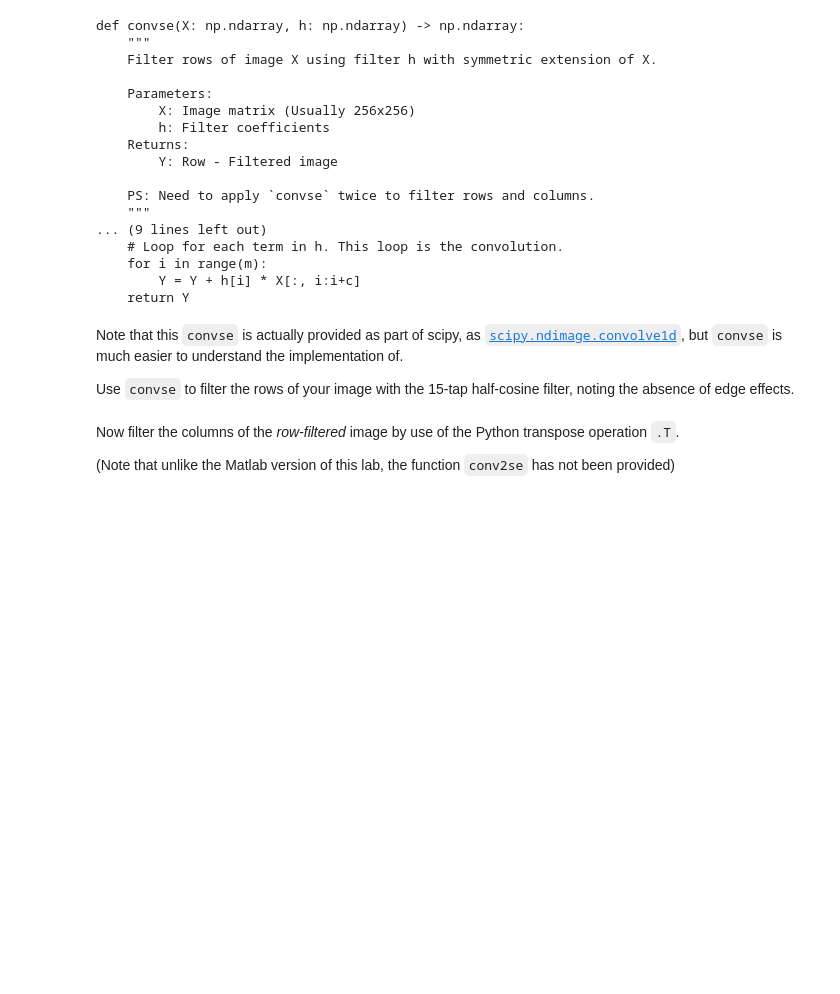
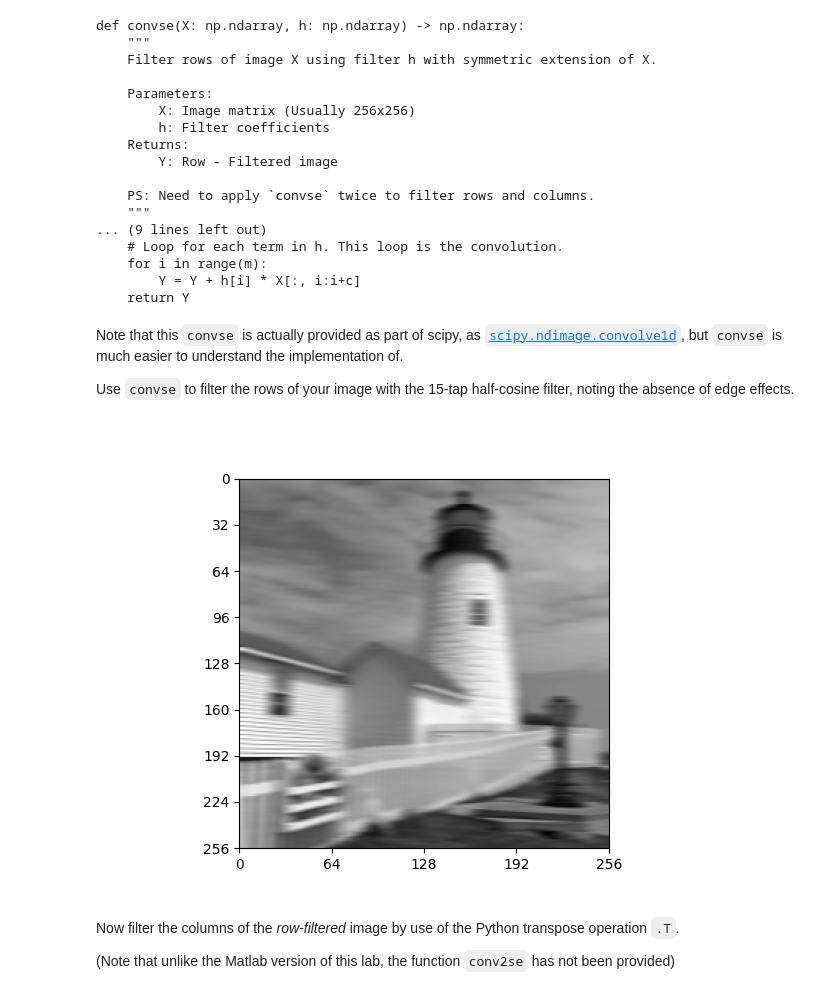
Before and after one commit to sigproc/cued_sf2_lab, a Jupyter notebook: 5-simple-image-filtering.ipynb, the cells around one changed output. Saved outputs shown, nothing was run; the diff lists cells and outputs as text; code cells hidden in the pictures; blank space fills up the shorter version.

```diff
--- a/5-simple-image-filtering.ipynb
+++ b/5-simple-image-filtering.ipynb
@@ -151,3 +171,10 @@ Use `convse` to filter the rows of your image with the
+# %%
+# your code here
+Xf1 = convse(X,h)
+fig, ax = plt.subplots()
+plot_image(Xf1, ax=ax);
+# %% [output]
+[figure, added]
 # %% [markdown]
 Now filter the columns of the _row-filtered_ image by use of the Python transpose operation `.T`.
 
```
Also changed, not shown: parts of 10 cells of this notebook, 1 other file.
